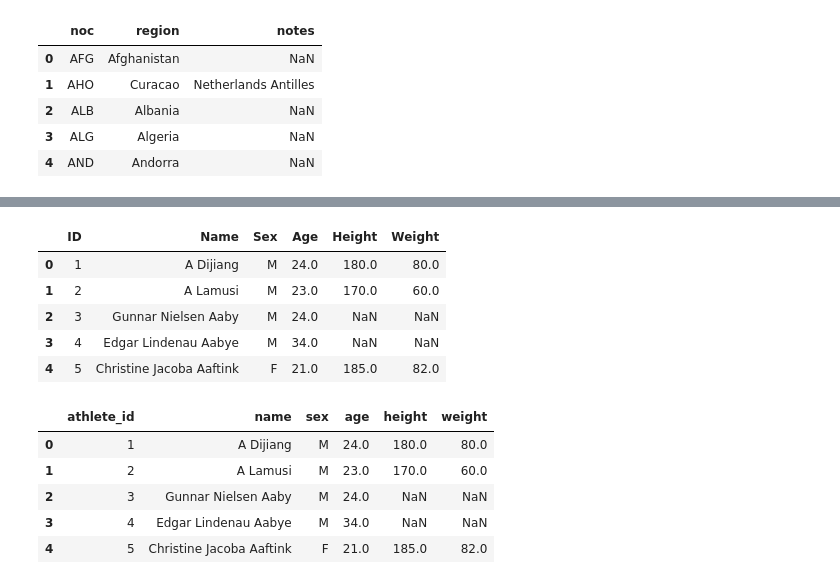
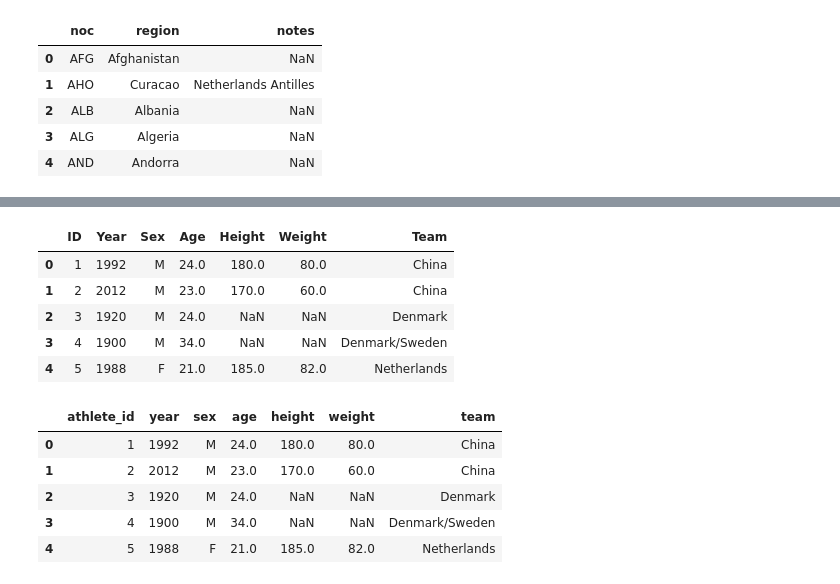
Before and after one commit to Bmyers5817/ETL_Project, a Jupyter notebook: csv_import_clean.ipynb, the cells around one changed output, grey strips where cells are left out. Saved outputs shown, nothing was run; the diff lists cells and outputs as text; code cells hidden in the pictures.

```diff
--- a/csv_import_clean.ipynb
+++ b/csv_import_clean.ipynb
@@ -56,20 +96,20 @@ teams_df.head()
 # %%
-athletes_df = full_athlete[["ID", "Name", "Sex", "Age", "Height", "Weight"]].copy()
-athletes_df.head()
+athlete_data = full_athlete[["ID", "Year", "Sex", "Age", "Height", "Weight", "Team"]].copy()
+athlete_data.head()
 # %% [output]
-|  | ID | Name | Sex | Age | Height | Weight |
-| 0 | 1 | A Dijiang | M | 24.0 | 180.0 | 80.0 |
-| 1 | 2 | A Lamusi | M | 23.0 | 170.0 | 60.0 |
-| 2 | 3 | Gunnar Nielsen Aaby | M | 24.0 | NaN | NaN |
-| 3 | 4 | Edgar Lindenau Aabye | M | 34.0 | NaN | NaN |
-| 4 | 5 | Christine Jacoba Aaftink | F | 21.0 | 185.0 | 82.0 |
+|  | ID | Year | Sex | Age | Height | Weight | Team |
+| 0 | 1 | 1992 | M | 24.0 | 180.0 | 80.0 | China |
+| 1 | 2 | 2012 | M | 23.0 | 170.0 | 60.0 | China |
+| 2 | 3 | 1920 | M | 24.0 | NaN | NaN | Denmark |
+| 3 | 4 | 1900 | M | 34.0 | NaN | NaN | Denmark/Sweden |
+| 4 | 5 | 1988 | F | 21.0 | 185.0 | 82.0 | Netherlands |
 # %%
-athletes_df = athletes_df.rename(columns={'ID':'athlete_id', 'Name':'name', 'Sex':'sex','Age':'age', 'Height':'height', 'Weight':'weight'})
-athletes_df.head()
+athlete_data = athlete_data.rename(columns={'ID':'athlete_id', 'Year': 'year', 'Sex':'sex','Age':'age', 'Height':'height', 'Weight':'weight', 'Team': 'team'})
+athlete_data.head()
 # %% [output]
-|  | athlete_id | name | sex | age | height | weight |
-| 0 | 1 | A Dijiang | M | 24.0 | 180.0 | 80.0 |
-| 1 | 2 | A Lamusi | M | 23.0 | 170.0 | 60.0 |
-| 2 | 3 | Gunnar Nielsen Aaby | M | 24.0 | NaN | NaN |
-| 3 | 4 | Edgar Lindenau Aabye | M | 34.0 | NaN | NaN |
-| 4 | 5 | Christine Jacoba Aaftink | F | 21.0 | 185.0 | 82.0 |
+|  | athlete_id | year | sex | age | height | weight | team |
+| 0 | 1 | 1992 | M | 24.0 | 180.0 | 80.0 | China |
+| 1 | 2 | 2012 | M | 23.0 | 170.0 | 60.0 | China |
+| 2 | 3 | 1920 | M | 24.0 | NaN | NaN | Denmark |
+| 3 | 4 | 1900 | M | 34.0 | NaN | NaN | Denmark/Sweden |
+| 4 | 5 | 1988 | F | 21.0 | 185.0 | 82.0 | Netherlands |
```
Also changed, not shown: parts of 25 cells of this notebook, 6 other files.
